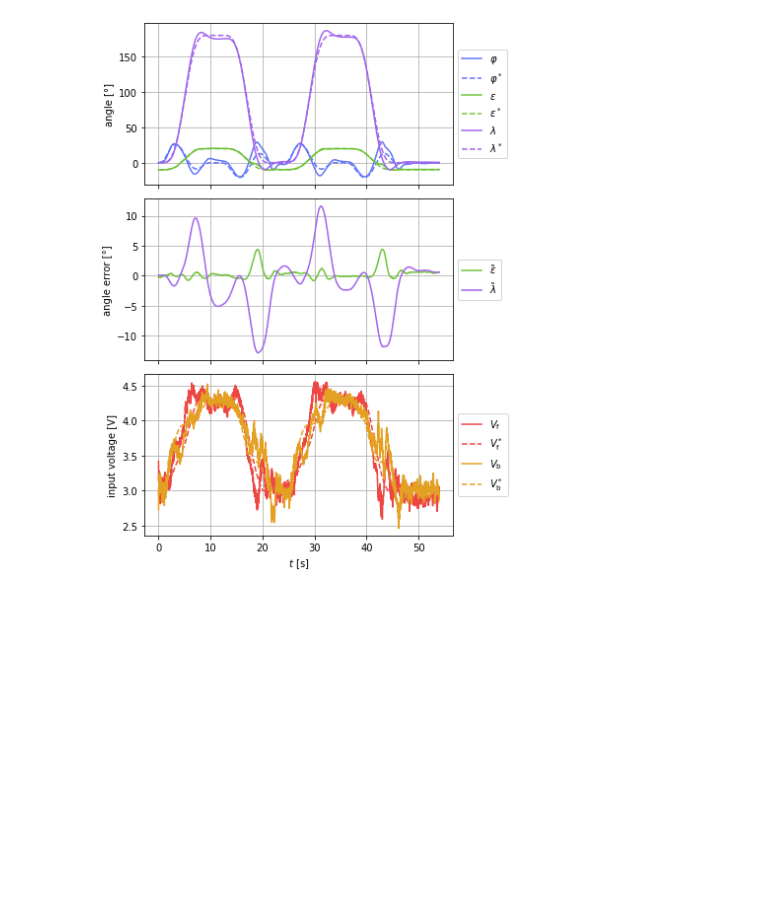
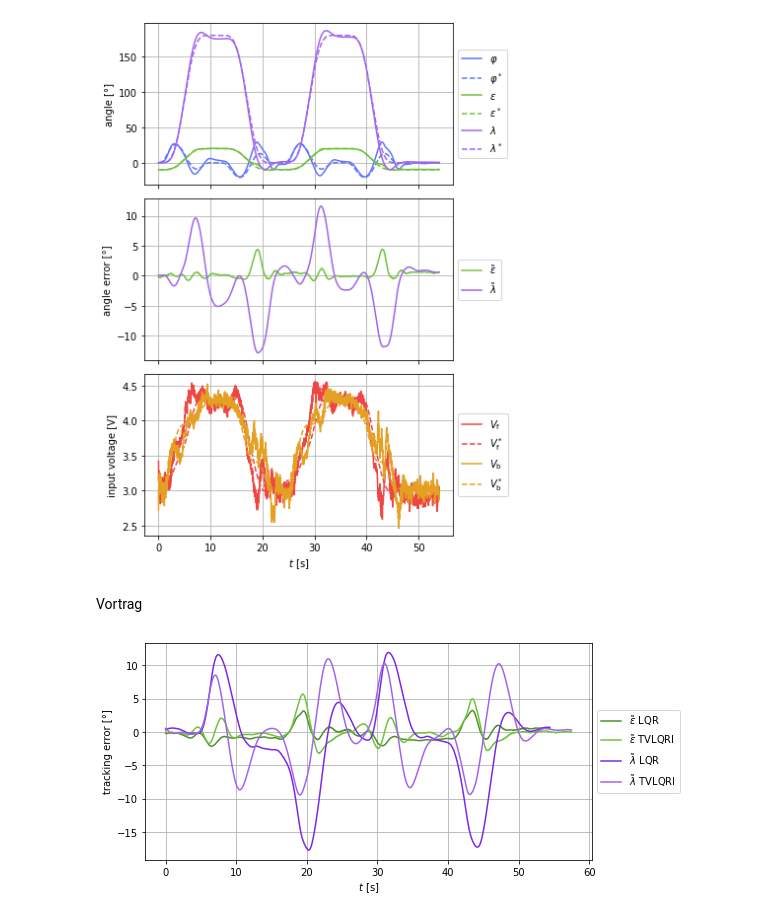
Before and after one commit to Rojetto/helicopter_thesis_code, a Jupyter notebook: scripts/diagrams.ipynb, the cells around one changed output. Drawn from its saved outputs; the diff is of its cells as text; code cells hidden in the pictures; blank space fills up the shorter version.

Commit message:
Diagrams for presentation

```diff
--- a/scripts/diagrams.ipynb
+++ b/scripts/diagrams.ipynb
@@ -130,8 +130,8 @@ def clip_and_unify(meas_data, clip_start=None, clip_end=None, relative_to_traj_s
         clip_t = clip_t_unnormalized
         clip_traj_start = traj_start
         clip_traj_end = traj_end
-    clip_vf = meas.vf[clip_indices]
-    clip_vb = meas.vb[clip_indices]
+    clip_vf = meas_data.vf[clip_indices]
+    clip_vb = meas_data.vb[clip_indices]
     clip_phi = meas_data.est_phi[clip_indices]
     clip_eps = meas_data.est_eps[clip_indices]
     clip_lamb = meas_data.est_lamb[clip_indices]
@@ -1472,3 +1472,25 @@ plot_traj(clip)
 my_savefig('plin_2.1.2')
 # %% [output]
 [figure]
+# %% [markdown]
+Vortrag
+# %%
+lqr = clip_and_unify(load_meas("lqr_2.1.2_VID"))
+tvlqri = clip_and_unify(load_meas("tvlqri_2.1.2_VID"))
+
+plt.figure(figsize=(8, 4))
+plt.plot(lqr.t, (lqr.eps - lqr.traj_eps[:, 0]) / deg, **eps_alt_color, label=r"$\tilde\varepsilon$ LQR")
+plt.plot(tvlqri.t, (tvlqri.eps - tvlqri.traj_eps[:, 0]) / deg, **eps_color, label=r"$\tilde\varepsilon$ TVLQRI")
+
+plt.plot(lqr.t, (lqr.lamb - lqr.traj_lamb[:, 0]) / deg, **lamb_alt_color, label=r"$\tilde\lambda$ LQR")
+plt.plot(tvlqri.t, (tvlqri.lamb - tvlqri.traj_lamb[:, 0]) / deg, **lamb_color, label=r"$\tilde\lambda$ TVLQRI")
+
+plt.grid()
+plt.legend(**leg)
+
+plt.xlabel("$t$ [s]")
+plt.ylabel("tracking error [°]")
+
+my_savefig('praes_lqr_vs_tvlqri')
+# %% [output]
+[figure, added]
```
Also changed, not shown: parts of 3 cells of this notebook.
